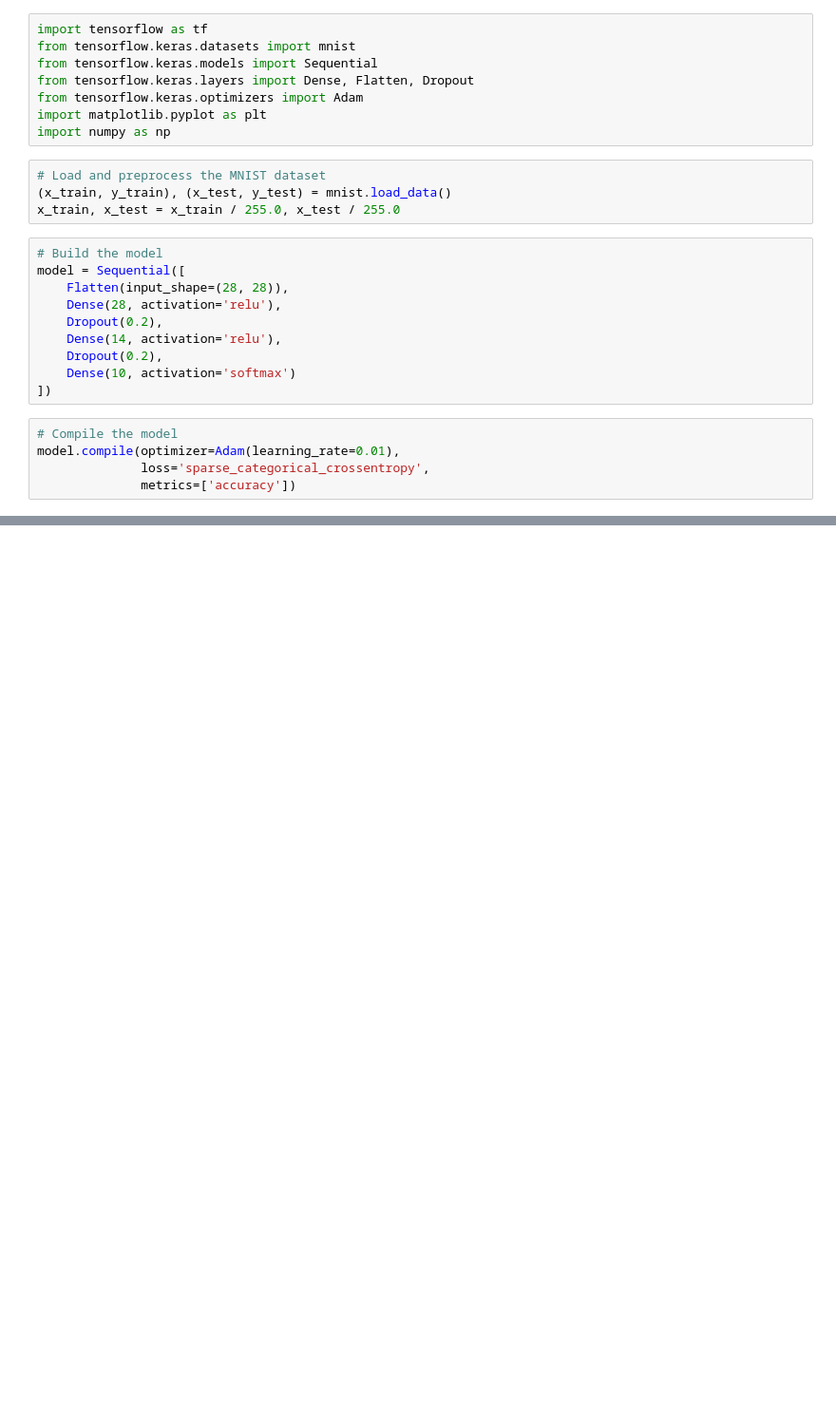
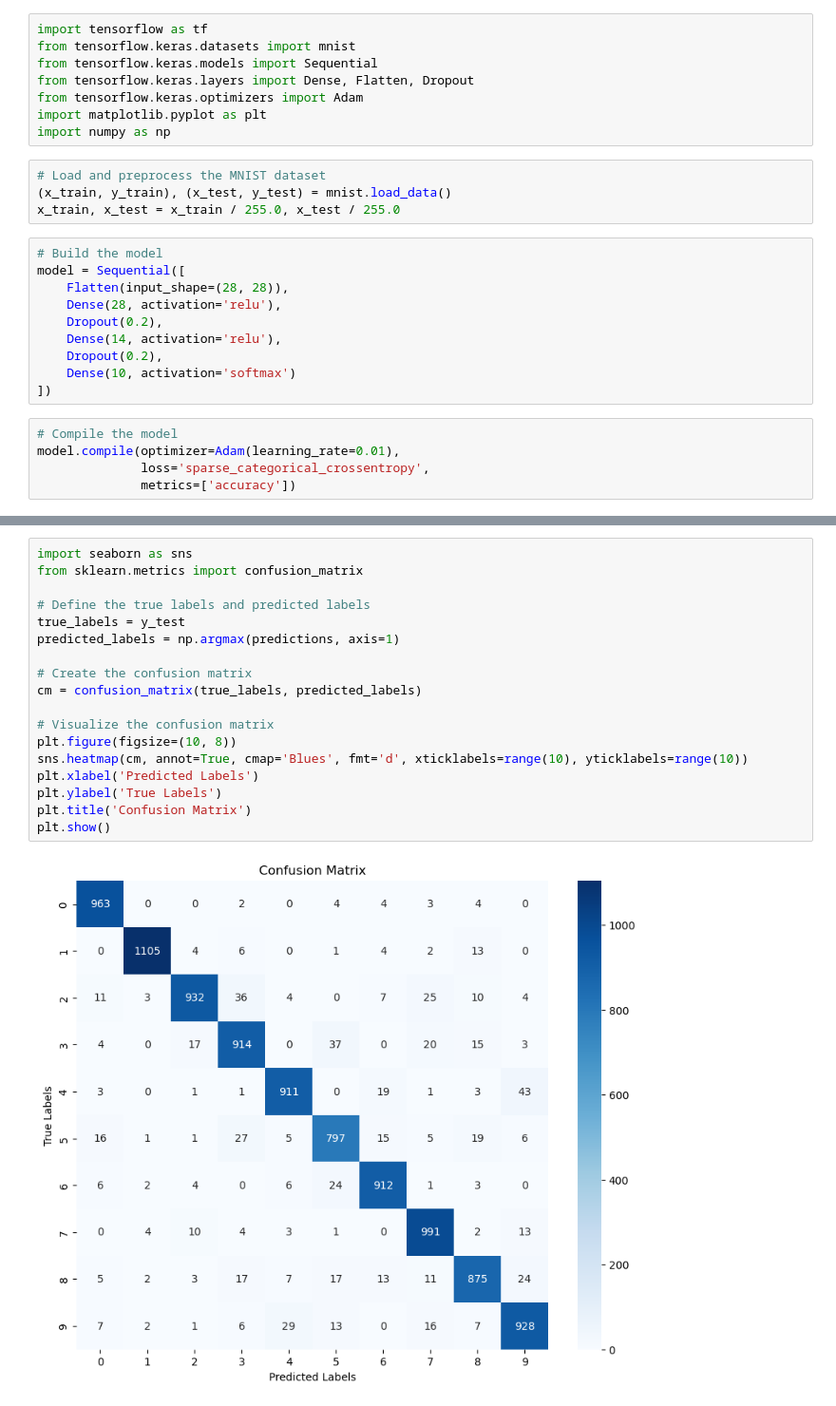
Before and after one commit to glnrmdan/Machine-Learning, a Jupyter notebook: Neural Network/Neural Network - MNIST.ipynb, the cells around one changed output, grey strips where cells are left out. Shown at 95% size. Cells and saved outputs as stored; diff of their text form; blank space fills up the shorter version.

```diff
--- a/Neural Network/Neural Network - MNIST.ipynb
+++ b/Neural Network/Neural Network - MNIST.ipynb
@@ -109,0 +107,20 @@ Test accuracy: 0.9355999827384949
+# %%
+import seaborn as sns
+from sklearn.metrics import confusion_matrix
+
+# Define the true labels and predicted labels
+true_labels = y_test
+predicted_labels = np.argmax(predictions, axis=1)
+
+# Create the confusion matrix
+cm = confusion_matrix(true_labels, predicted_labels)
+
+# Visualize the confusion matrix
+plt.figure(figsize=(10, 8))
+sns.heatmap(cm, annot=True, cmap='Blues', fmt='d', xticklabels=range(10), yticklabels=range(10))
+plt.xlabel('Predicted Labels')
+plt.ylabel('True Labels')
+plt.title('Confusion Matrix')
+plt.show()
+# %% [output]
+[figure, added]
```
Also changed, not shown: parts of 5 cells of this notebook.
